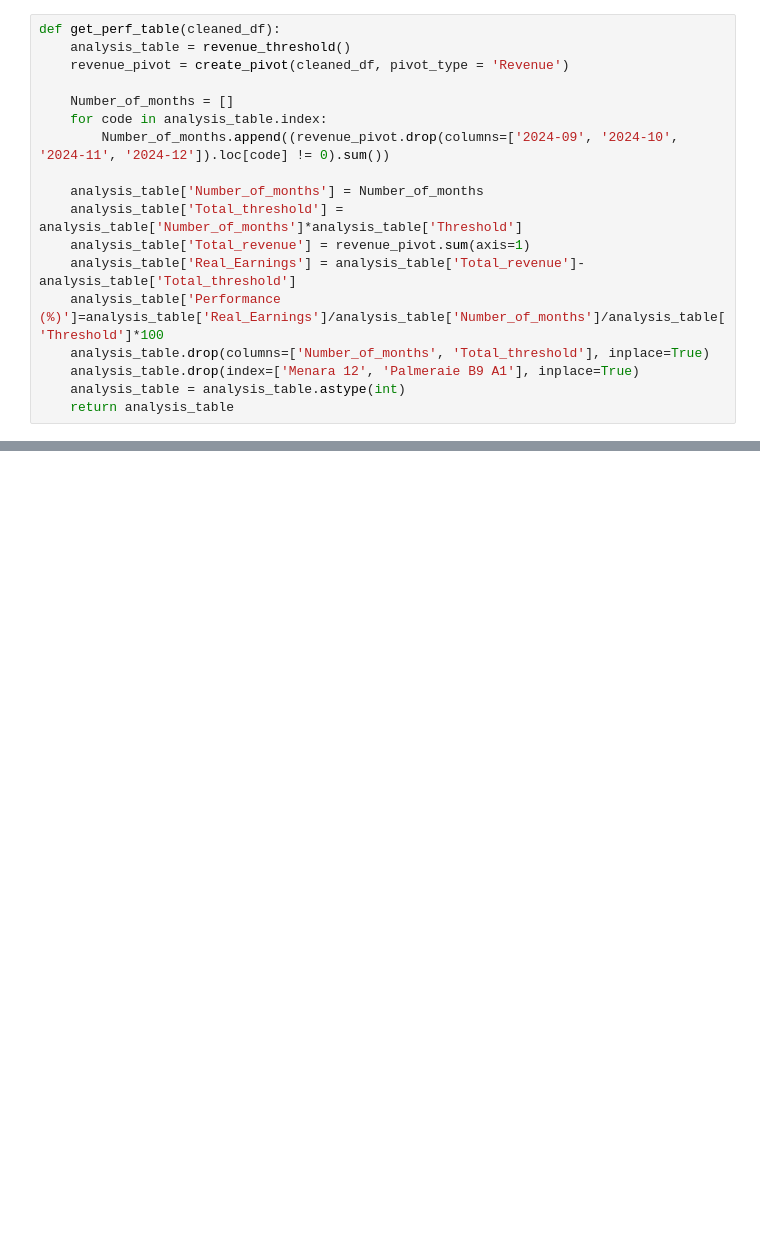
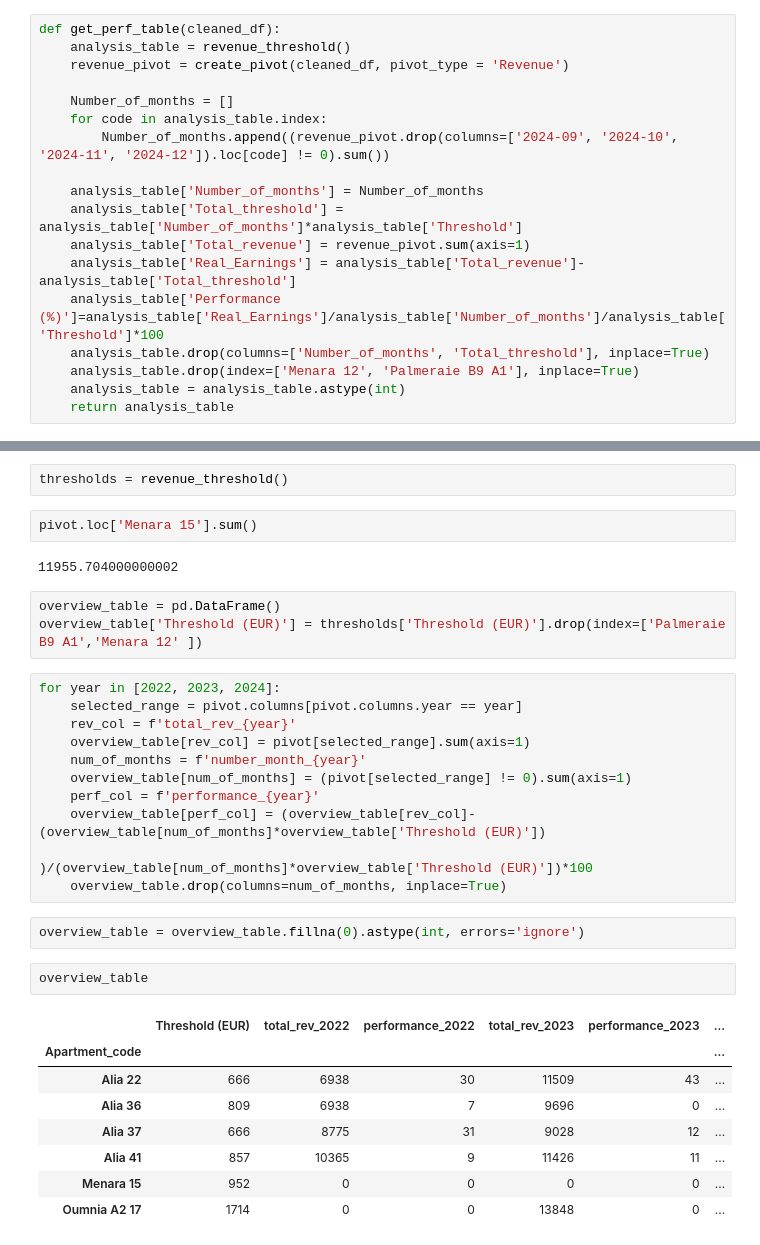
Before and after one commit to Alayadi-94/08-Rentals_Automated_Pipeline, a Jupyter notebook: testings.ipynb, the cells around one changed output, grey strips where cells are left out. Saved outputs shown, nothing was run; the diff lists cells and outputs as text; blank space fills up the shorter version.

Commit message:
calculation of perf

```diff
--- a/testings.ipynb
+++ b/testings.ipynb
@@ -521,0 +530,33 @@ AxesImage(134.472,87.25;405.238x262.28)
+# %%
+thresholds = revenue_threshold()
+# %%
+pivot.loc['Menara 15'].sum()
+# %% [output]
+11955.704000000002
+# %%
+overview_table = pd.DataFrame()
+overview_table['Threshold (EUR)'] = thresholds['Threshold (EUR)'].drop(index=['Palmeraie B9 A1','Menara 12' ])
+# %%
+for year in [2022, 2023, 2024]:
+    selected_range = pivot.columns[pivot.columns.year == year]
+    rev_col = f'total_rev_{year}'
+    overview_table[rev_col] = pivot[selected_range].sum(axis=1)
+    num_of_months = f'number_month_{year}'
+    overview_table[num_of_months] = (pivot[selected_range] != 0).sum(axis=1)
+    perf_col = f'performance_{year}'
+    overview_table[perf_col] = (overview_table[rev_col]-(overview_table[num_of_months]*overview_table['Threshold (EUR)'])
+                               )/(overview_table[num_of_months]*overview_table['Threshold (EUR)'])*100
+    overview_table.drop(columns=num_of_months, inplace=True)
+# %%
+overview_table = overview_table.fillna(0).astype(int, errors='ignore')
+# %%
+overview_table
+# %% [output]
+|  | Threshold (EUR) | total_rev_2022 | performance_2022 | total_rev_2023 | performance_2023 | ... |
+| Apartment_code |  |  |  |  |  | ... |
+| Alia 22 | 666 | 6938 | 30 | 11509 | 43 | ... |
+| Alia 36 | 809 | 6938 | 7 | 9696 | 0 | ... |
+| Alia 37 | 666 | 8775 | 31 | 9028 | 12 | ... |
+| Alia 41 | 857 | 10365 | 9 | 11426 | 11 | ... |
+| Menara 15 | 952 | 0 | 0 | 0 | 0 | ... |
+| Oumnia A2 17 | 1714 | 0 | 0 | 13848 | 0 | ... |
```
Also changed, not shown: parts of 8 cells of this notebook, 3 other files.
